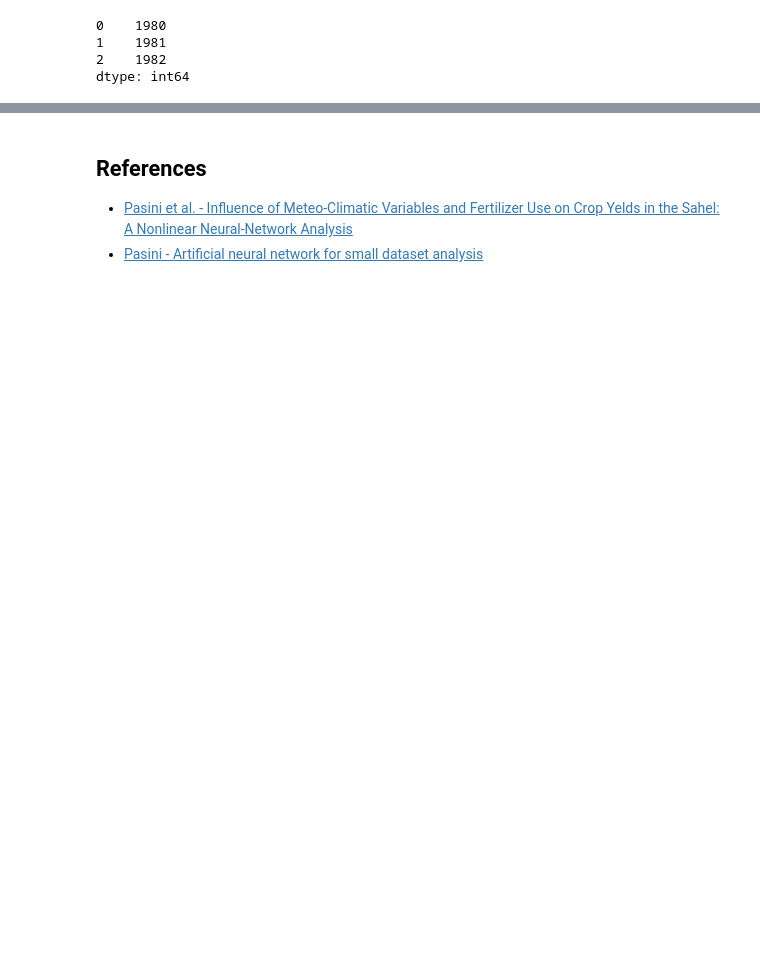
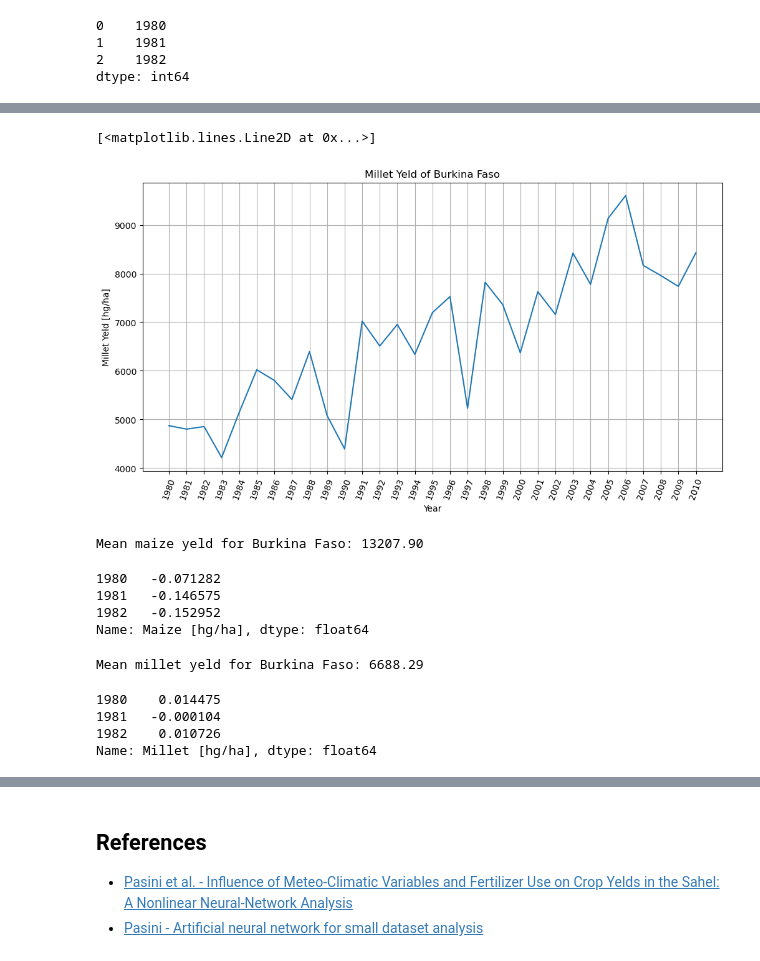
Before and after one commit to luigiselmi/datascience, a Jupyter notebook: python/iia/crop_production.ipynb, the cells around one changed output, grey strips where cells are left out. Cells and saved outputs as stored; diff of their text form; code cells hidden in the pictures; blank space fills up the shorter version.

```diff
--- a/python/iia/crop_production.ipynb
+++ b/python/iia/crop_production.ipynb
@@ -106,0 +109,42 @@ The output of the neural network is computed in the same way by a matrix multipl
+# %%
+fig = plt.figure(figsize=(12, 6))
+ax = fig.add_subplot()
+ax.set_title('Millet Yeld of Burkina Faso')
+ax.set_xlabel('Year')
+ax.set_ylabel('Millet Yeld [hg/ha]');
+ax.set_xticks(crop_yeld_bf_df.index)
+ax.set_xticklabels(crop_yeld_bf_df.index, rotation=70)
+ax.grid(True, which='both')
+plt.plot(crop_yeld_bf_df['Millet [hg/ha]'])
+# %% [output]
+[<matplotlib.lines.Line2D at 0x...>]
+[figure, added]
+# %%
+N = crop_yeld_bf_df.shape[0]
+mean_maize_bf = crop_yeld_bf_df['Maize [hg/ha]'].sum() / N
+print('Mean maize yeld for Burkina Faso: {0:.2f}'.format(mean_maize_bf))
+# %% [output]
+Mean maize yeld for Burkina Faso: 13207.90
+# %%
+max_maize_bf = crop_yeld_bf_df['Maize [hg/ha]'].max() * 1.0
+maize_yeld_bf_norm_df = (crop_yeld_bf_df['Maize [hg/ha]'] / max_maize_bf - 0.5) * 2
+maize_yeld_bf_norm_df[:3]
+# %% [output]
+1980   -0.071282
+1981   -0.146575
+1982   -0.152952
+Name: Maize [hg/ha], dtype: float64
+# %%
+mean_millet_bf = crop_yeld_bf_df['Millet [hg/ha]'].sum() / N
+print('Mean millet yeld for Burkina Faso: {0:.2f}'.format(mean_millet_bf))
+# %% [output]
+Mean millet yeld for Burkina Faso: 6688.29
+# %%
+max_millet_bf = crop_yeld_bf_df['Millet [hg/ha]'].max() * 1.0
+millet_yeld_bf_norm_df = (crop_yeld_bf_df['Millet [hg/ha]'] / max_millet_bf - 0.5) * 2
+millet_yeld_bf_norm_df[:3]
+# %% [output]
+1980    0.014475
+1981   -0.000104
+1982    0.010726
+Name: Millet [hg/ha], dtype: float64
```
Also changed, not shown: parts of 14 cells of this notebook.
